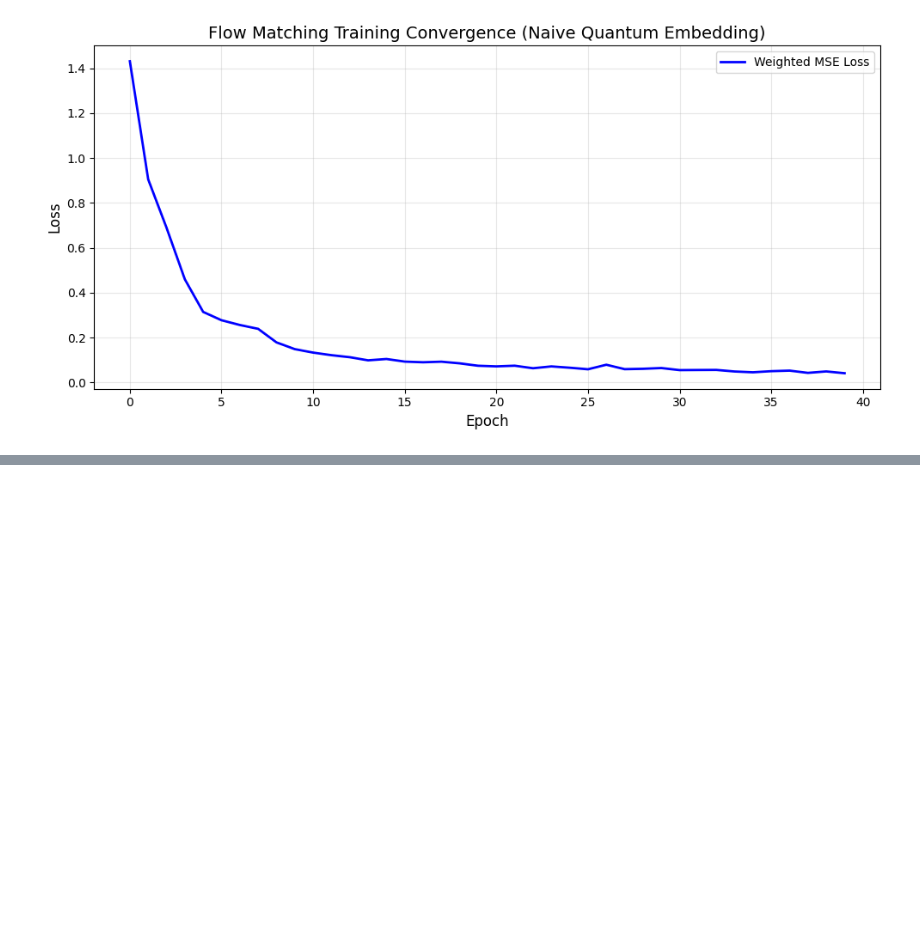
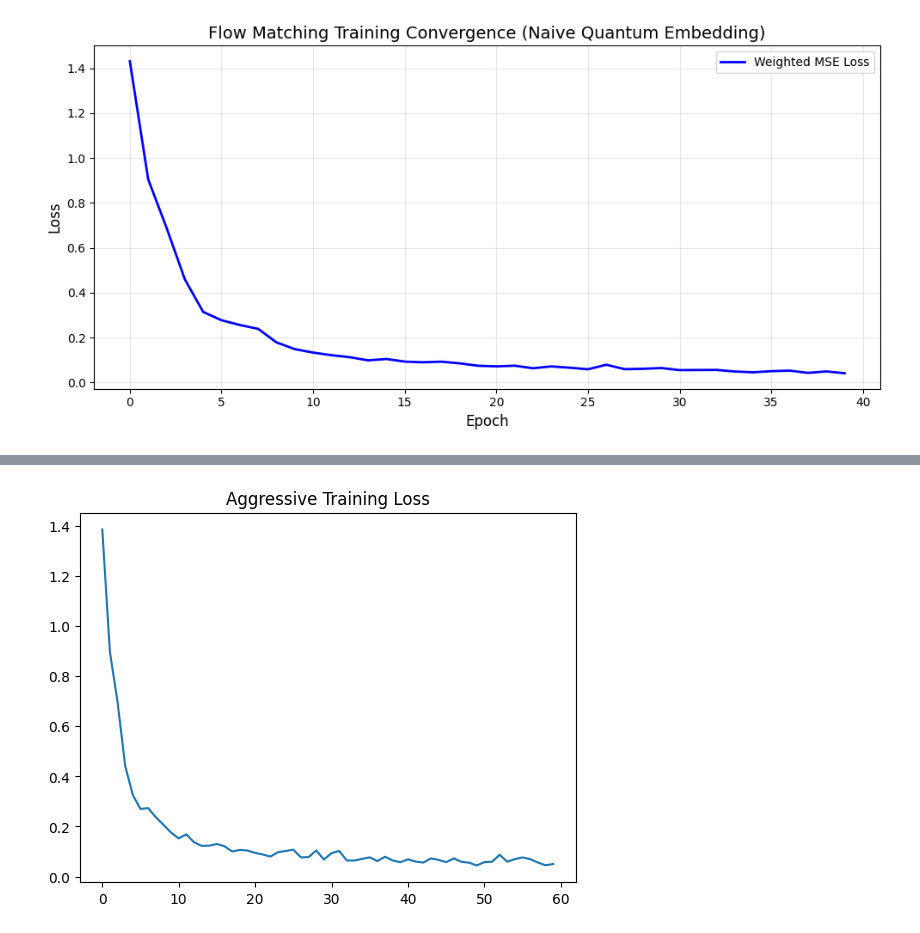
Before and after one commit to mashathepotato/GSoC-Quantum-Diffusion-Model, a Jupyter notebook: notebooks/quantum/first_principles_hybrid.ipynb, the cells around one changed output, grey strips where cells are left out. Drawn from its saved outputs; the diff is of its cells as text; code cells hidden in the pictures; blank space fills up the shorter version.

Commit message:
Aggressively weighted loss (still doesn't work

```diff
--- a/notebooks/quantum/first_principles_hybrid.ipynb
+++ b/notebooks/quantum/first_principles_hybrid.ipynb
@@ -397,0 +375,60 @@ Generating 10 new jet samples...
+# %%
+def aggressive_weighted_loss(pred, target, x1_data, weight_factor=200.0):
+    """
+    x1_data: Real Data. Background ~ +1.0, Signal < +1.0
+
+    We want to punish errors on the Signal pixels massively.
+    """
+    # Background (1.0) -> 0.0
+    # Signal (0.99) -> 0.01
+    is_signal = (1.0 - x1_data)
+
+    # Base weight is 1.0 (for background)
+    # Signal weight adds 200 * deviation
+    # Example: A pixel with value 0.9 (strong signal) gets weight 1 + 200*0.1 = 21.0
+    weights = 1.0 + (weight_factor * is_signal)
+
+    diff = (pred - target) ** 2
+    return (diff * weights).mean()
+
+# Re-initialize to start fresh
+model = CoordUNet(in_ch=1).to(device)
+optimizer = optim.Adam(model.parameters(), lr=1e-4)
+train_loader = DataLoader(TensorDataset(quantum_data.to(device)), batch_size=32, shuffle=True)
+
+print("Retraining with Aggressive Weights (Factor=200)...")
+losses = []
+
+for epoch in range(1, 61):
+    model.train()
+    batch_loss = 0.0
+
+    for (x1,) in train_loader:
+        # Standard Flow Matching Steps
+        x0 = torch.randn_like(x1)
+        t = torch.rand(x1.size(0), device=device)
+        t_view = t.view(-1, 1, 1, 1)
+        x_t = (1 - t_view) * x0 + t_view * x1
+        target_v = x1 - x0
+
+        pred_v = model(x_t, t)
+
+        # USE NEW LOSS
+        loss = aggressive_weighted_loss(pred_v, target_v, x1_data=x1, weight_factor=200.0)
+
+        optimizer.zero_grad()
+        loss.backward()
+        torch.nn.utils.clip_grad_norm_(model.parameters(), 1.0)
+        optimizer.step()
+        batch_loss += loss.item()
+
+    avg = batch_loss / len(train_loader)
+    losses.append(avg)
+
+    if epoch % 10 == 0:
+        print(f"Epoch {epoch}: Loss {avg:.5f}")
+
+plt.plot(losses)
+plt.title("Aggressive Training Loss")
+plt.show()
+# %% [output]
@@ -397,0 +442 @@ Generating 10 new jet samples...
+[figure, added]
```
Also changed, not shown: parts of 2 cells of this notebook.
